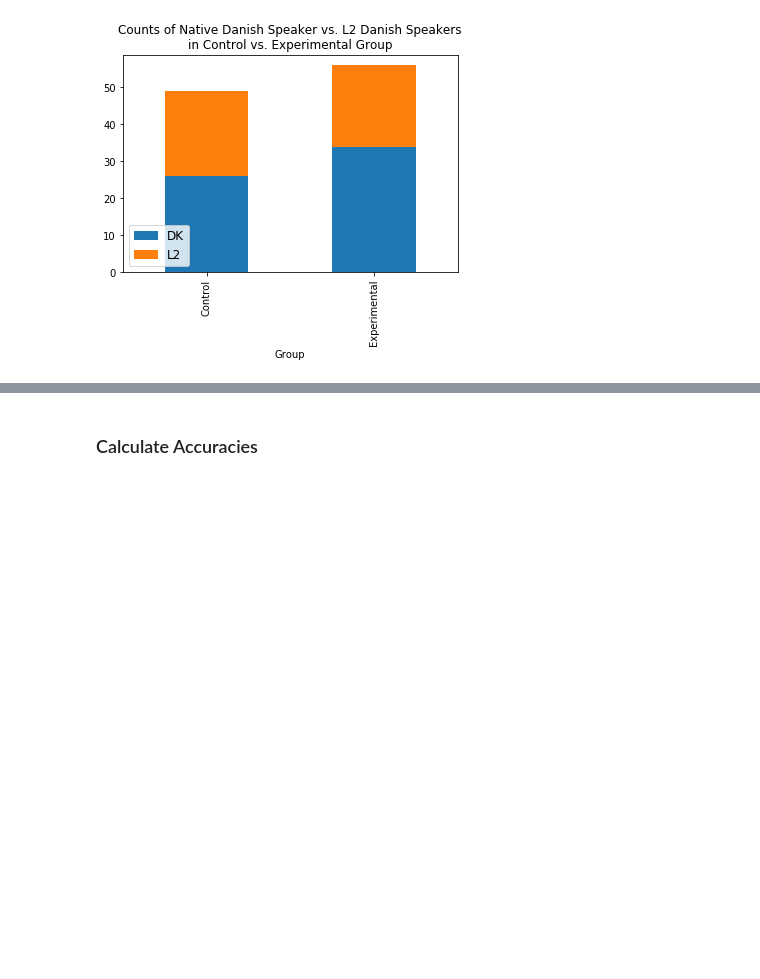
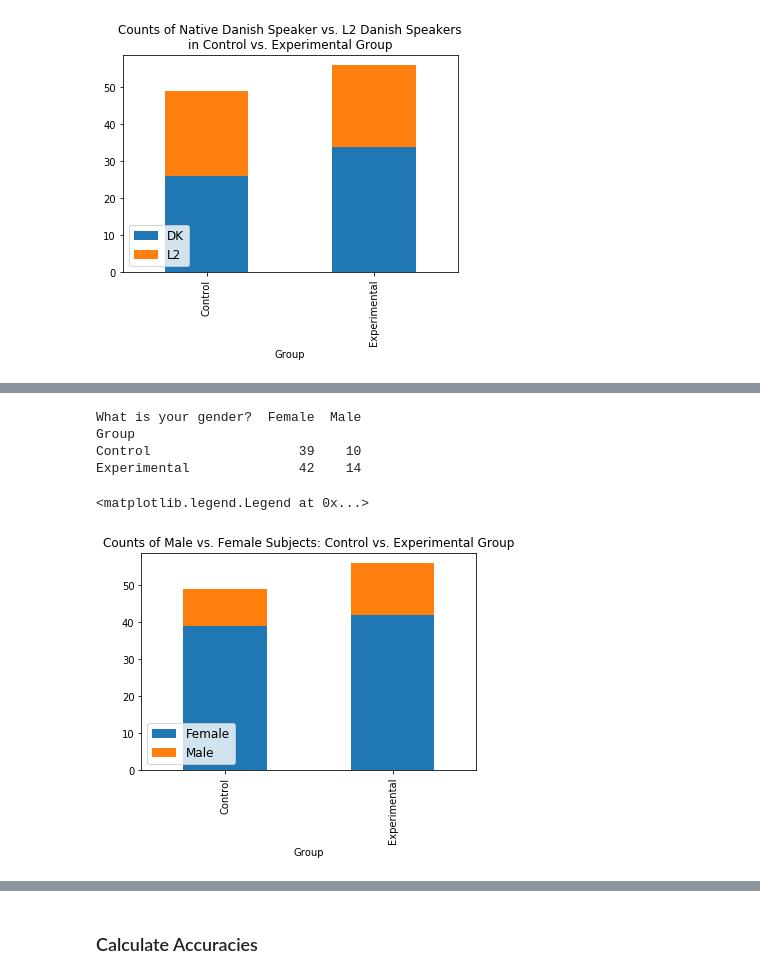
Before and after one commit to sallyi/cog-sci-2-exam, a Jupyter notebook: analyze_survey_results.ipynb, the cells around one changed output, grey strips where cells are left out. Drawn from its saved outputs; the diff is of its cells as text; code cells hidden in the pictures; blank space fills up the shorter version.

```diff
--- a/analyze_survey_results.ipynb
+++ b/analyze_survey_results.ipynb
@@ -254,3 +278,16 @@ Experimental  34  22
+# %%
+ax = df.groupby(['Group','What is your gender?'])['Please pick a color'].count()
+print (ax.unstack())
+
+ax = ax.unstack().plot.bar(stacked=True, title='Counts of Male vs. Female Subjects: Control vs. Experimental Group')
+ax.legend(loc=3, fontsize=12)
+# %% [output]
+What is your gender?  Female  Male
+Group
+Control                   39    10
+Experimental              42    14
+<matplotlib.legend.Legend at 0x...>
+[figure, added]
 # %%
 df.corr()
 #todo: add subject accuracy scores to original dataframe
```
Also changed, not shown: parts of 20 cells of this notebook.
